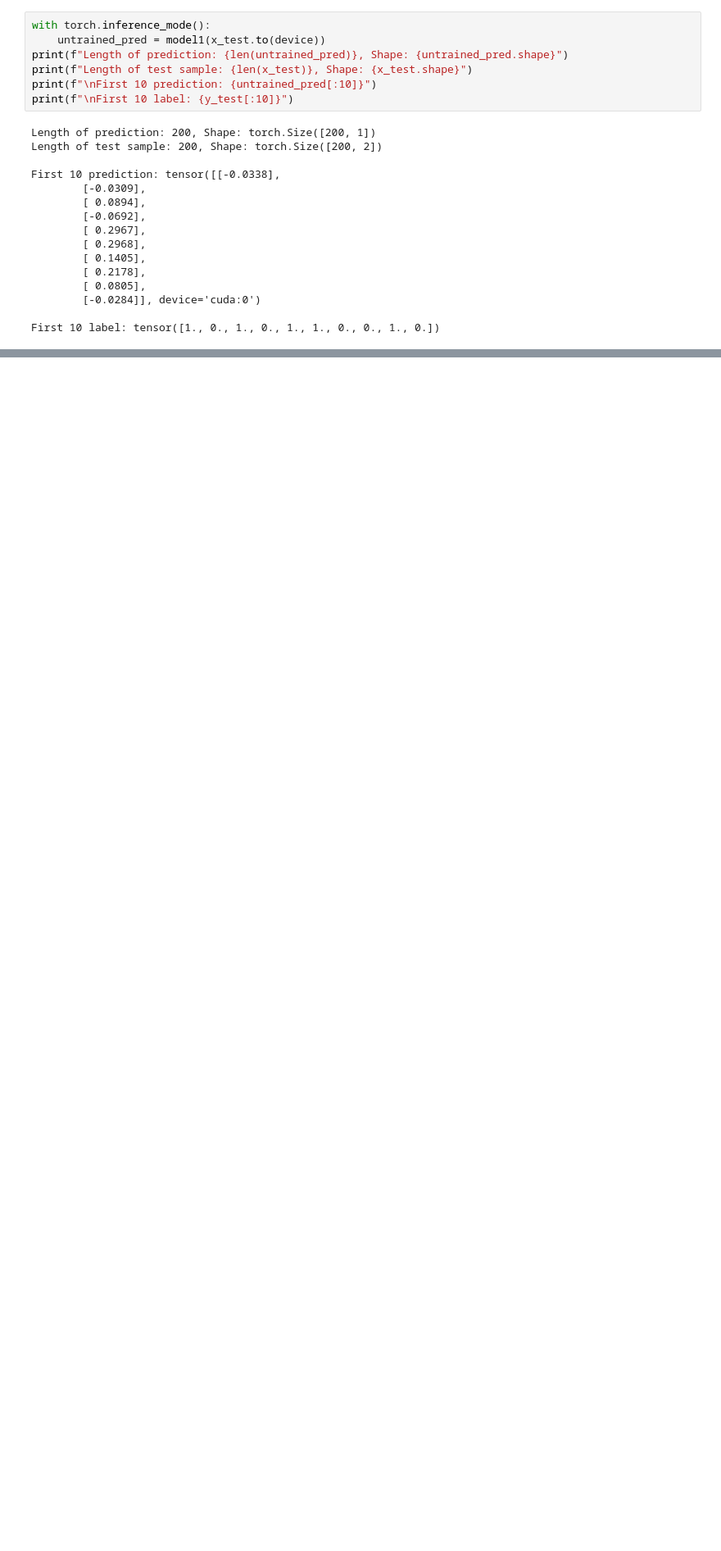
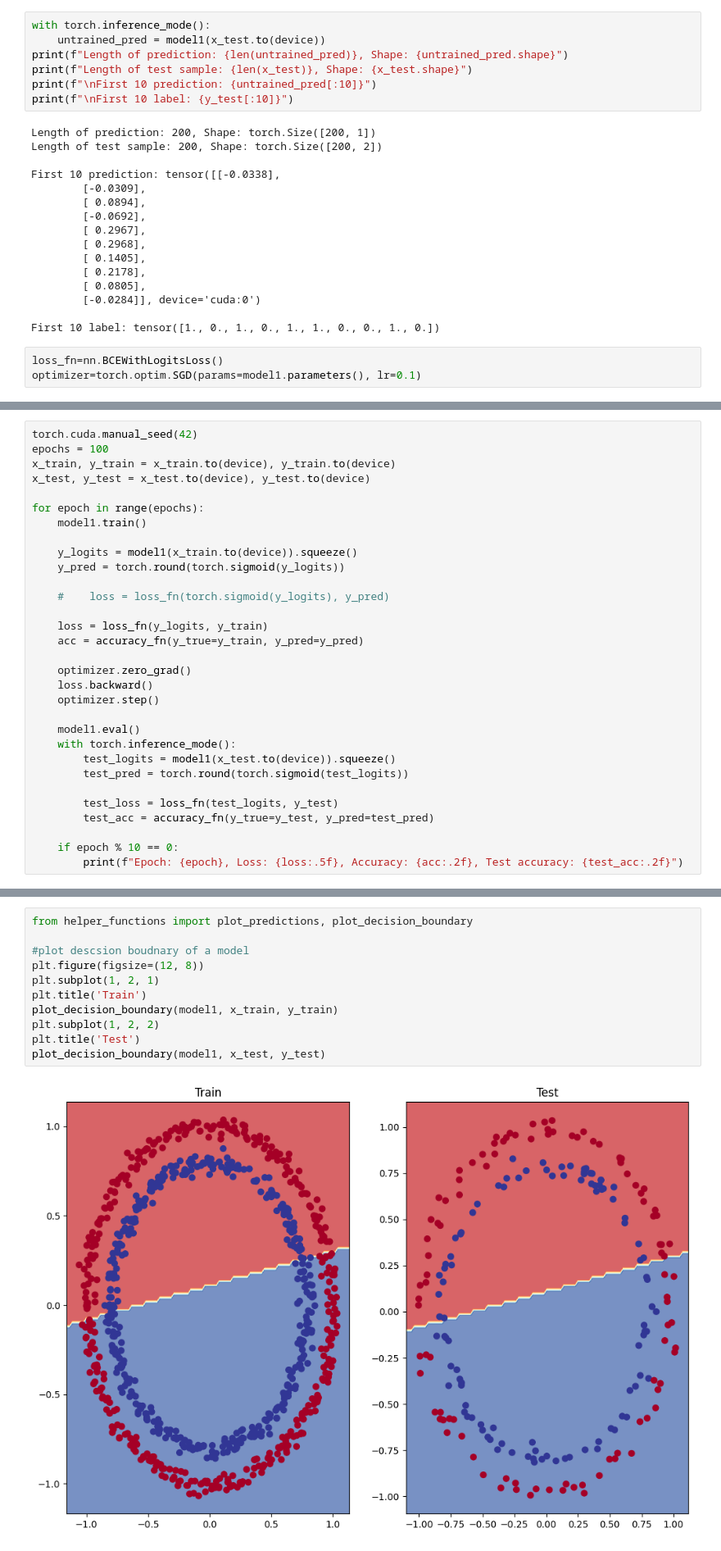
Before and after one commit to kuanmol/aimldl, a Jupyter notebook: PYTORCH/pytorch-classification.ipynb, the cells around one changed output, grey strips where cells are left out. Shown: that part at 82% size. Saved outputs shown, nothing was run; the diff lists cells and outputs as text; blank space fills up the shorter version.

```diff
--- a/PYTORCH/pytorch-classification.ipynb
+++ b/PYTORCH/pytorch-classification.ipynb
@@ -161,3 +171,6 @@ First 10 prediction: tensor([[-0.0338],
         [-0.0284]], device='cuda:0')
 
 First 10 label: tensor([1., 0., 1., 0., 1., 1., 0., 0., 1., 0.])
+# %%
+loss_fn=nn.BCEWithLogitsLoss()
+optimizer=torch.optim.SGD(params=model1.parameters(), lr=0.1)
@@ -163,0 +217,31 @@ First 10 label: tensor([1., 0., 1., 0., 1., 1., 0., 0., 1., 0.])
+# %%
+torch.cuda.manual_seed(42)
+epochs = 100
+x_train, y_train = x_train.to(device), y_train.to(device)
+x_test, y_test = x_test.to(device), y_test.to(device)
+
+for epoch in range(epochs):
+    model1.train()
+
+    y_logits = model1(x_train.to(device)).squeeze()
+    y_pred = torch.round(torch.sigmoid(y_logits))
+
+    #    loss = loss_fn(torch.sigmoid(y_logits), y_pred)
+
+    loss = loss_fn(y_logits, y_train)
+    acc = accuracy_fn(y_true=y_train, y_pred=y_pred)
+
+    optimizer.zero_grad()
+    loss.backward()
+    optimizer.step()
+
+    model1.eval()
+    with torch.inference_mode():
+        test_logits = model1(x_test.to(device)).squeeze()
+        test_pred = torch.round(torch.sigmoid(test_logits))
+
+        test_loss = loss_fn(test_logits, y_test)
+        test_acc = accuracy_fn(y_true=y_test, y_pred=test_pred)
+
+    if epoch % 10 == 0:
+        print(f"Epoch: {epoch}, Loss: {loss:.5f}, Accuracy: {acc:.2f}, Test accuracy: {test_acc:.2f}")
@@ -163,0 +274,13 @@ First 10 label: tensor([1., 0., 1., 0., 1., 1., 0., 0., 1., 0.])
+# %%
+from helper_functions import plot_predictions, plot_decision_boundary
+
+#plot descsion boudnary of a model
+plt.figure(figsize=(12, 8))
+plt.subplot(1, 2, 1)
+plt.title('Train')
+plot_decision_boundary(model1, x_train, y_train)
+plt.subplot(1, 2, 2)
+plt.title('Test')
+plot_decision_boundary(model1, x_test, y_test)
+# %% [output]
+[figure, added]
```
Also changed, not shown: parts of 14 cells of this notebook.
